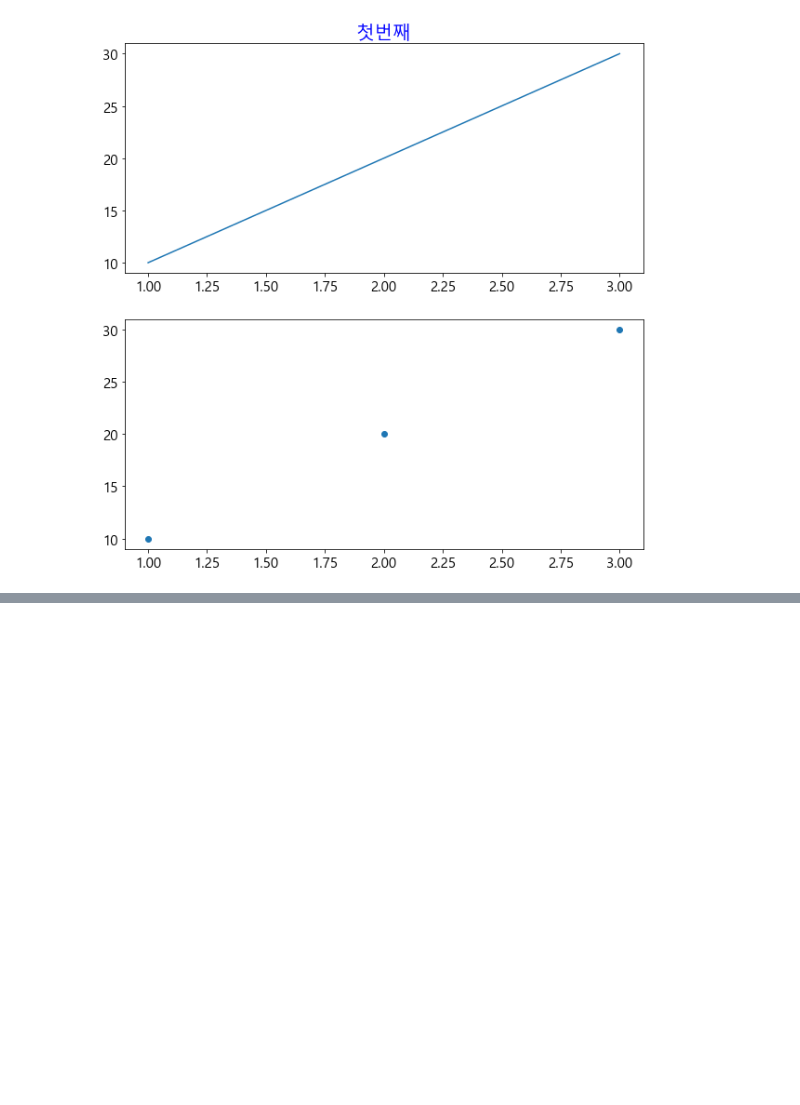
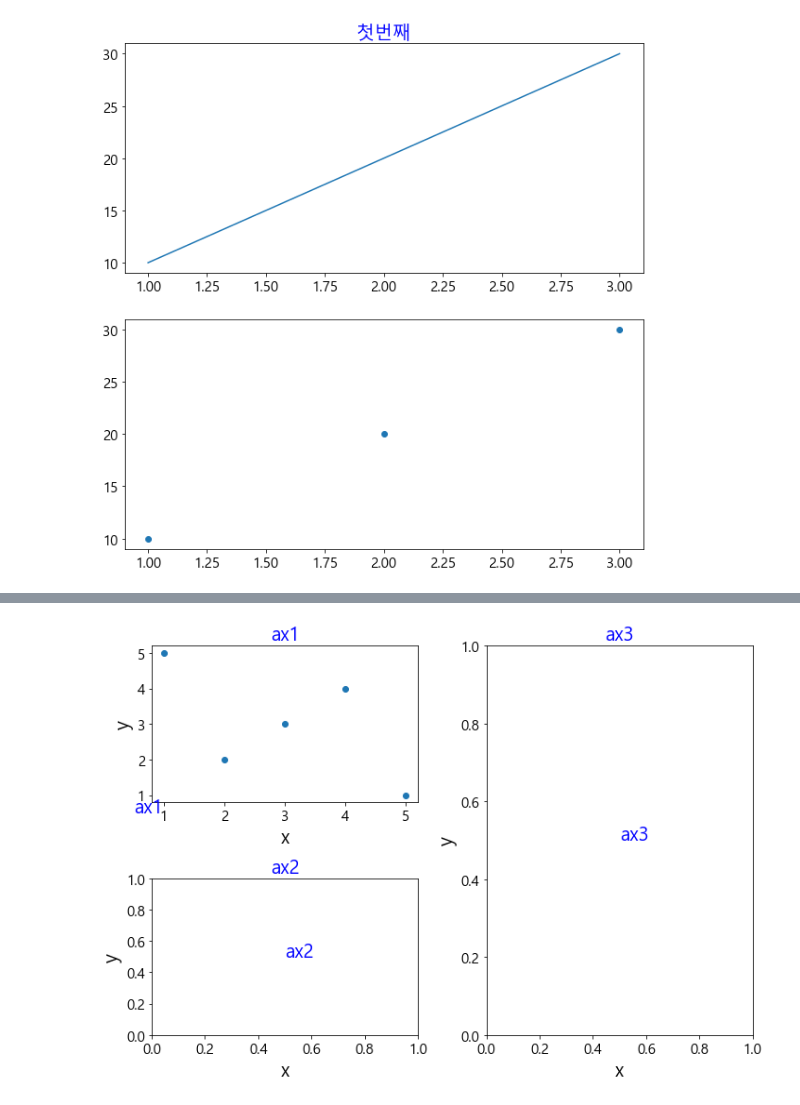
Before and after one commit to cheakm/python-practice, a Jupyter notebook: 01_matplotlib 개요_ practice1.ipynb, the cells around one changed output, grey strips where cells are left out. Cells and saved outputs as stored; diff of their text form; code cells hidden in the pictures; blank space fills up the shorter version.

```diff
--- a/01_matplotlib 개요_ practice1.ipynb
+++ b/01_matplotlib 개요_ practice1.ipynb
@@ -211,0 +258,19 @@ plt.show('두번째')
+# %%
+fig = plt.figure(figsize = (10,7))
+
+ax1 = fig.add_subplot(2,2,1)
+ax2 = fig.add_subplot(2,2,3)
+ax3 = fig.add_subplot(1,2,2) # 크기를 자유롭게 지정 가능
+
+ax1.scatter([1,2,3,4,5],[5,2,3,4,1])
+
+for i ,ax in enumerate([ax1,ax2,ax3],start=1):
+    ax.set_title(f'ax{i}')
+    ax.text(0.5,0.5 ,f'ax{i}',fontsize = 20)
+    ax.set_xlabel('x')
+    ax.set_ylabel('y')
+
+plt.tight_layout()
+plt.show()
+# %% [output]
+[figure, added]
```
Also changed, not shown: parts of 14 cells of this notebook.
